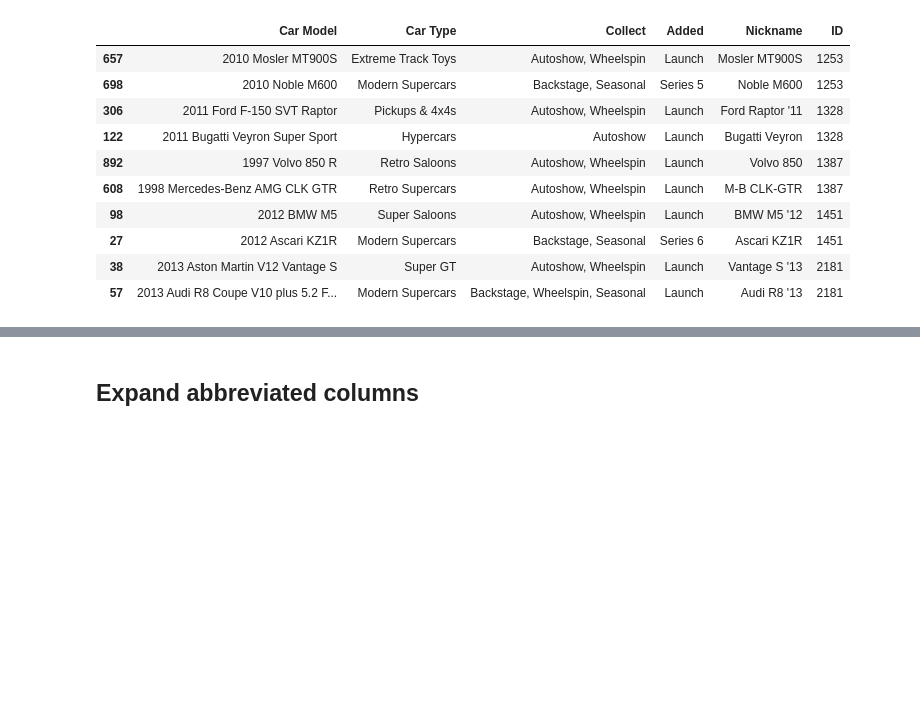
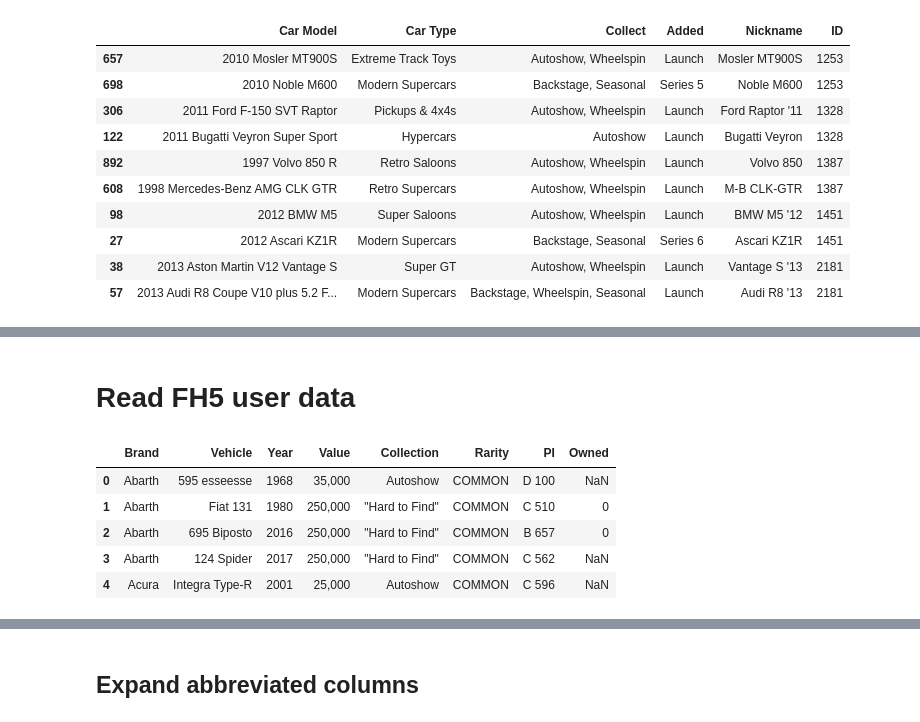
Before and after one commit to iaspidem/fh-cars-list, a Jupyter notebook: fh5-process-ext.ipynb, the cells around one changed output, grey strips where cells are left out. Cells and saved outputs as stored; diff of their text form; code cells hidden in the pictures; blank space fills up the shorter version.

```diff
--- a/fh5-process-ext.ipynb
+++ b/fh5-process-ext.ipynb
@@ -88,0 +103,12 @@ display(df_filter)
+# %% [markdown]
+# Read FH5 user data
+# %%
+df_owned = pd.read_csv("FH5/FH5-0-owned.csv", encoding="cp1252")
+df_owned.head()
+# %% [output]
+|  | Brand | Vehicle | Year | Value | Collection | Rarity | PI | Owned |
+| 0 | Abarth | 595 esseesse | 1968 | 35,000 | Autoshow | COMMON | D 100 | NaN |
+| 1 | Abarth | Fiat 131 | 1980 | 250,000 | "Hard to Find" | COMMON | C 510 | 0 |
+| 2 | Abarth | 695 Biposto | 2016 | 250,000 | "Hard to Find" | COMMON | B 657 | 0 |
+| 3 | Abarth | 124 Spider | 2017 | 250,000 | "Hard to Find" | COMMON | C 562 | NaN |
+| 4 | Acura | Integra Type-R | 2001 | 25,000 | Autoshow | COMMON | C 596 | NaN |
```
Also changed, not shown: parts of 15 cells of this notebook.
